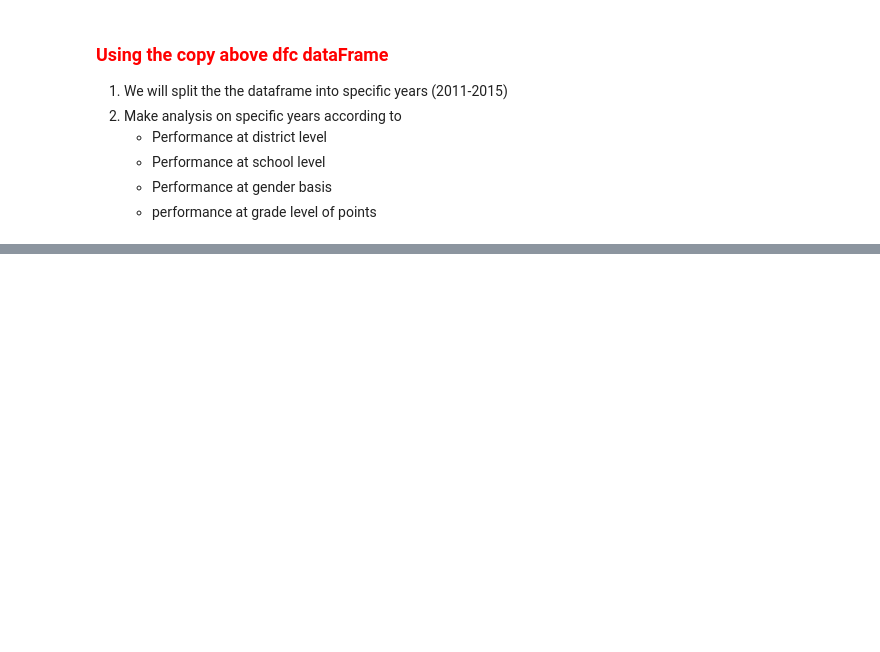
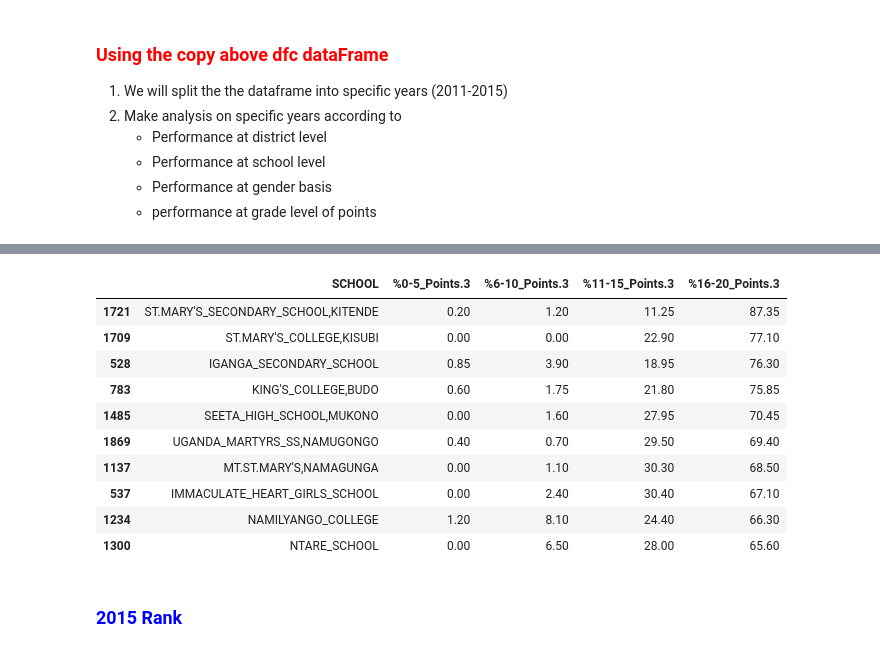
Before and after one commit to Muhangi2/DataScience_UACE_Analysis, a Jupyter notebook: datacleaning.ipynb, the cells around one changed output, grey strips where cells are left out. Saved outputs shown, nothing was run; the diff lists cells and outputs as text; code cells hidden in the pictures; blank space fills up the shorter version.

```diff
--- a/datacleaning.ipynb
+++ b/datacleaning.ipynb
@@ -452,0 +536,20 @@ dfc.head(20)
+# %%
+rank_2014 = df_2014.groupby('SCHOOL', as_index=False).mean(numeric_only=True)
+rank_2014 =rank_2014.sort_values([ '%16-20_Points.3', '%11-15_Points.3','%6-10_Points.3','%6-10_Points.3', '%0-5_Points.3'], ascending=(False))
+rank_2014 =rank_2014.drop('2014_Total', axis=1)
+# rank_2014.style.apply(lambda x: ['background-color: green' if x.name < 10 else '' for i in x], axis=1)
+rank_2014.head(10)
+# %% [output]
+|  | SCHOOL | %0-5_Points.3 | %6-10_Points.3 | %11-15_Points.3 | %16-20_Points.3 |
+| 1721 | ST.MARY'S_SECONDARY_SCHOOL,KITENDE | 0.20 | 1.20 | 11.25 | 87.35 |
+| 1709 | ST.MARY'S_COLLEGE,KISUBI | 0.00 | 0.00 | 22.90 | 77.10 |
+| 528 | IGANGA_SECONDARY_SCHOOL | 0.85 | 3.90 | 18.95 | 76.30 |
+| 783 | KING'S_COLLEGE,BUDO | 0.60 | 1.75 | 21.80 | 75.85 |
+| 1485 | SEETA_HIGH_SCHOOL,MUKONO | 0.00 | 1.60 | 27.95 | 70.45 |
+| 1869 | UGANDA_MARTYRS_SS,NAMUGONGO | 0.40 | 0.70 | 29.50 | 69.40 |
+| 1137 | MT.ST.MARY'S,NAMAGUNGA | 0.00 | 1.10 | 30.30 | 68.50 |
+| 537 | IMMACULATE_HEART_GIRLS_SCHOOL | 0.00 | 2.40 | 30.40 | 67.10 |
+| 1234 | NAMILYANGO_COLLEGE | 1.20 | 8.10 | 24.40 | 66.30 |
+| 1300 | NTARE_SCHOOL | 0.00 | 6.50 | 28.00 | 65.60 |
+# %% [markdown]
+### <font color='blue'>2015 Rank</font>
```
Also changed, not shown: parts of 21 cells of this notebook, 2 other files.
